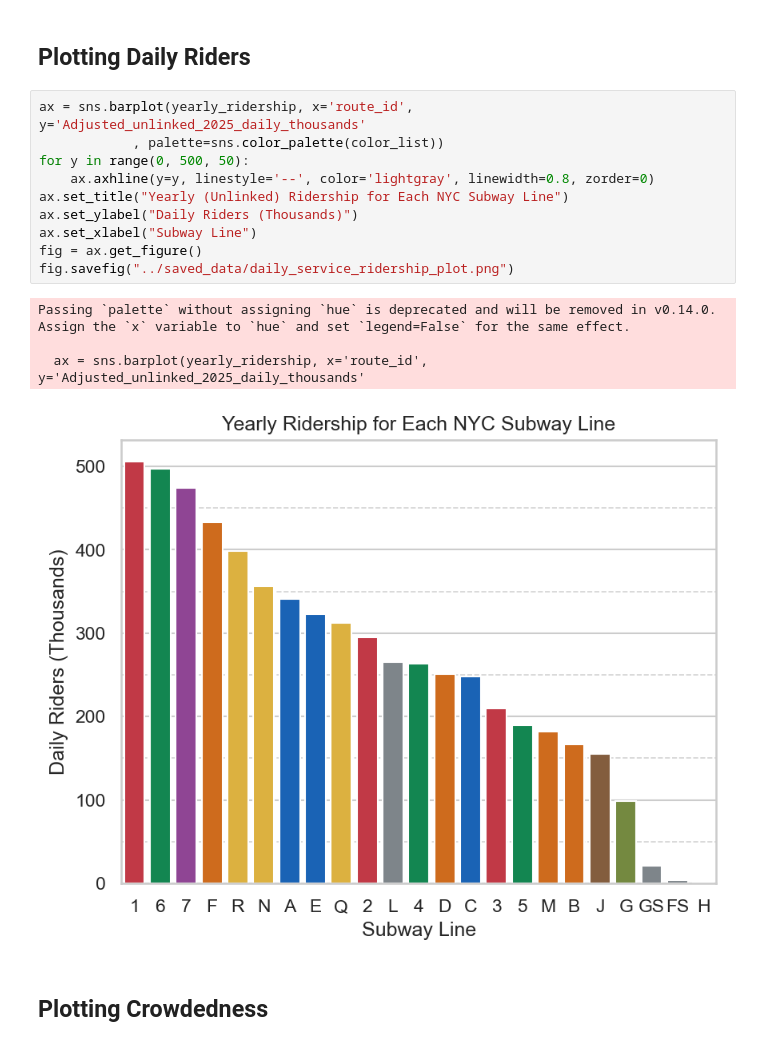
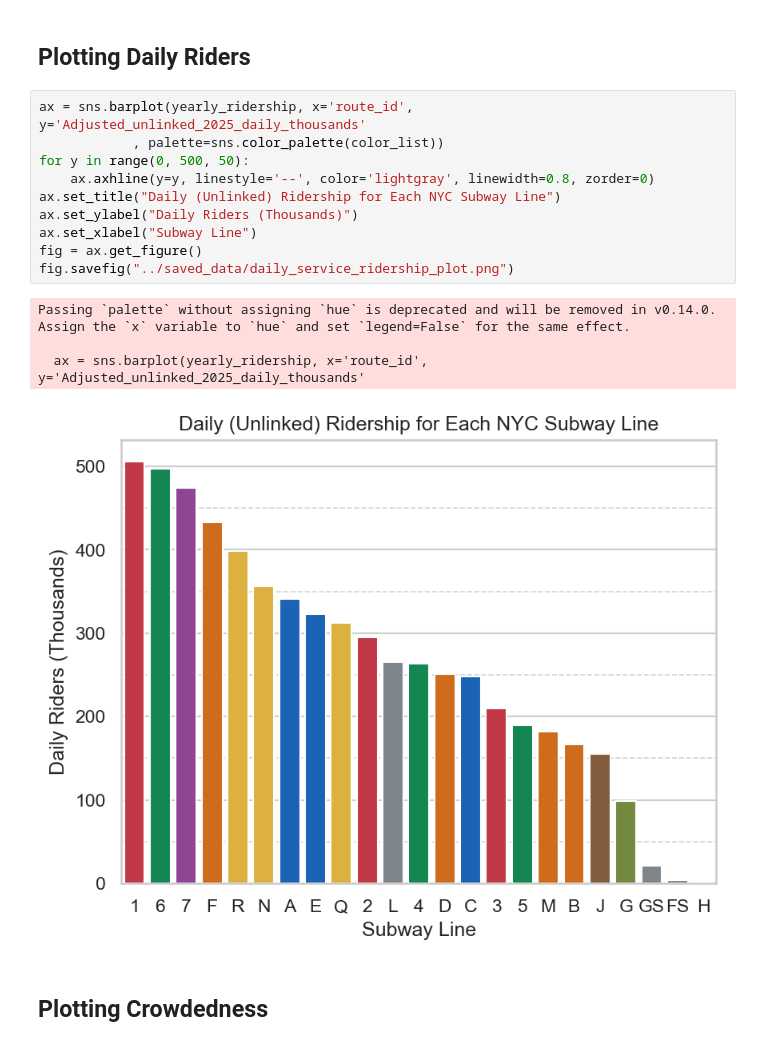
Before and after one commit to gregfeliu/NYC-Subway-Frequencies, a Jupyter notebook: Notebooks_Ridership/1a.Subway_Service_Ridership_Analysis.ipynb, the cells around one changed output. Saved outputs shown, nothing was run; the diff lists cells and outputs as text.

```diff
--- a/Notebooks_Ridership/1a.Subway_Service_Ridership_Analysis.ipynb
+++ b/Notebooks_Ridership/1a.Subway_Service_Ridership_Analysis.ipynb
@@ -63,18 +93,18 @@ Passing `palette` without assigning `hue` is deprecated and will be removed in v
 # %%
 ax = sns.barplot(yearly_ridership, x='route_id', y='Adjusted_unlinked_2025_daily_thousands'
             , palette=sns.color_palette(color_list))
 for y in range(0, 500, 50):
     ax.axhline(y=y, linestyle='--', color='lightgray', linewidth=0.8, zorder=0)
-ax.set_title("Yearly (Unlinked) Ridership for Each NYC Subway Line")
+ax.set_title("Daily (Unlinked) Ridership for Each NYC Subway Line")
 ax.set_ylabel("Daily Riders (Thousands)")
 ax.set_xlabel("Subway Line")
 fig = ax.get_figure()
 fig.savefig("../saved_data/daily_service_ridership_plot.png")
 # %% [output]
 Passing `palette` without assigning `hue` is deprecated and will be removed in v0.14.0. Assign the `x` variable to `hue` and set `legend=False` for the same effect.
 
   ax = sns.barplot(yearly_ridership, x='route_id', y='Adjusted_unlinked_2025_daily_thousands'
-[figure, old version]
+[figure, new version]
 # %% [markdown]
 ## Plotting Crowdedness
 # %%
```
Also changed, not shown: parts of 4 cells of this notebook, 1 other file.
